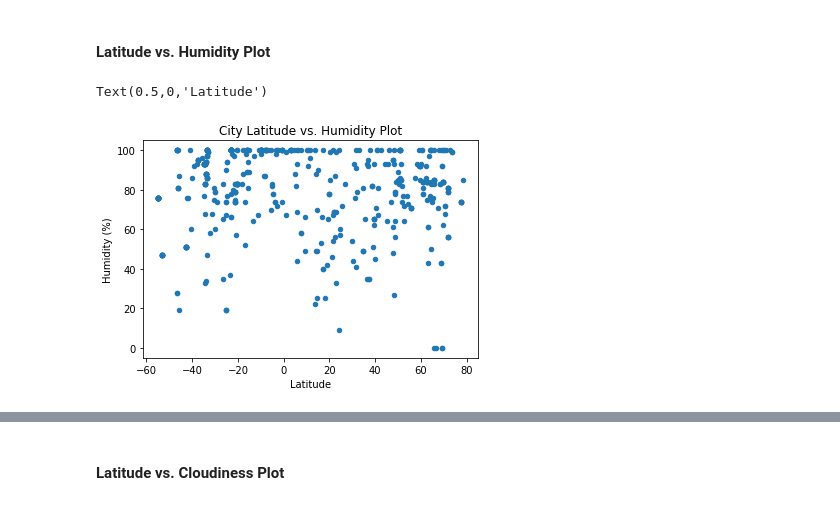
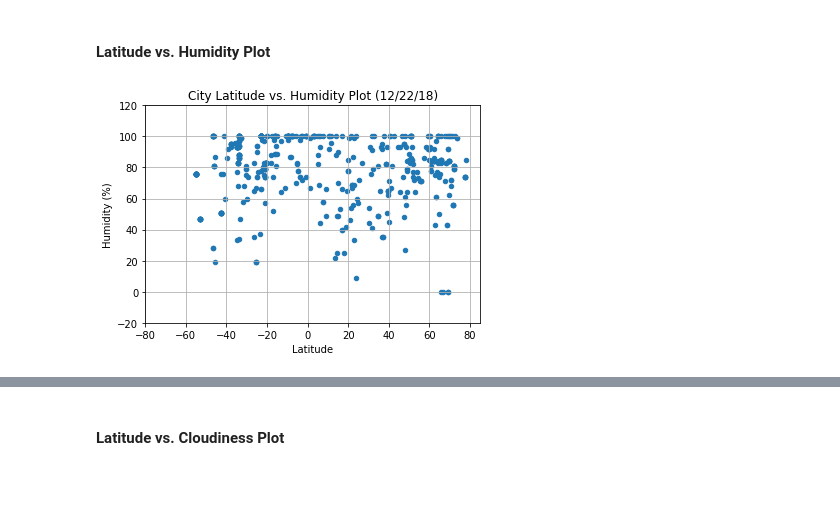
Before and after one commit to cpsundar/API_work, a Jupyter notebook: WeatherPy.ipynb, the cells around one changed output, grey strips where cells are left out. Drawn from its saved outputs; the diff is of its cells as text; code cells hidden in the pictures.

```diff
--- a/WeatherPy.ipynb
+++ b/WeatherPy.ipynb
@@ -149,9 +158,14 @@ plt.savefig("Latitude_vs_Max_Temperature.png")
 # %%
 # Set textual properties
 df_cities.plot.scatter(x=3, y=8)
-plt.title("City Latitude vs. Humidity Plot")
+plt.title(f"City Latitude vs. Humidity Plot ({str_date_max})")
 plt.ylabel("Humidity (%)")
 plt.xlabel("Latitude")
+
+
+plt.grid(True)
+plt.xticks(range(-80, 100, 20))
+plt.yticks(range(-20, 140, 20))
+plt.savefig("Latitude_vs_Humidity.png")
 # %% [output]
-Text(0.5,0,'Latitude')
-[figure, old version]
+[figure, new version]
```
Also changed, not shown: parts of 13 cells of this notebook, 6 other files.
